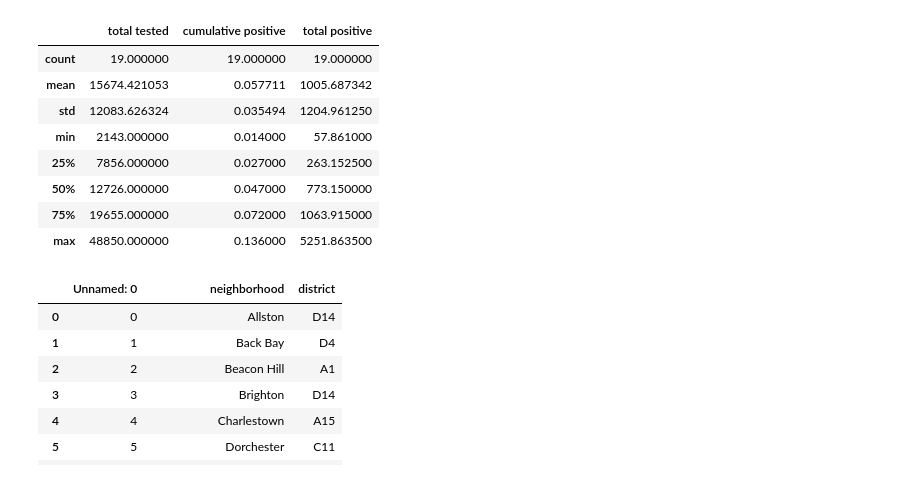
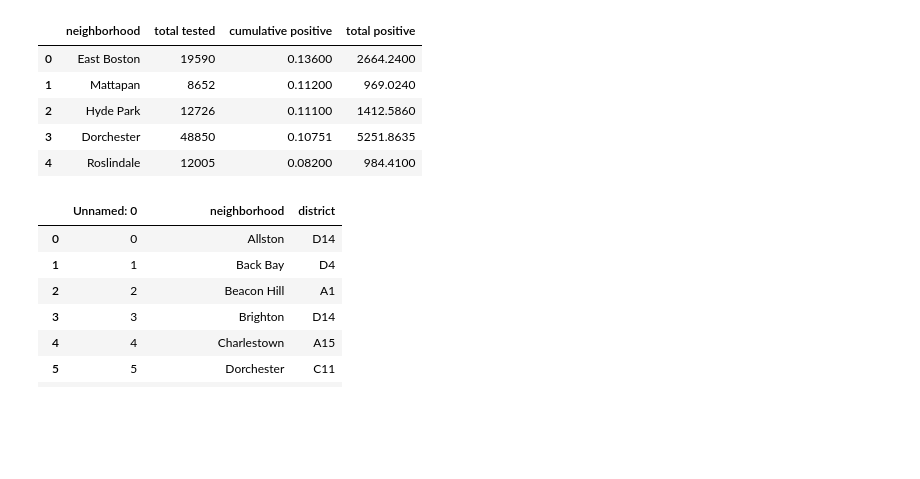
Before and after one commit to YolandaMDavis/cs109a-fall2020, a Jupyter notebook: Boston_Covid_Analysis.ipynb, the cells around one changed output. Saved outputs shown, nothing was run; the diff lists cells and outputs as text; code cells hidden in the pictures; blank space fills up the shorter version.

```diff
--- a/Boston_Covid_Analysis.ipynb
+++ b/Boston_Covid_Analysis.ipynb
@@ -16,19 +16,15 @@ DATA_ROOT = '/content/drive/My Drive/CS109A/Final Project/covid_data/'
 # %%
 boston_covid_neighborhood_df = pd.read_csv(DATA_ROOT + 'boston_neighborhood_covid.csv')
 boston_covid_neighborhood_df["total positive"] = boston_covid_neighborhood_df["total tested"] * boston_covid_neighborhood_df["cumulative positive"]
 boston_covid_neighborhood_df = boston_covid_neighborhood_df.rename(columns={"neigborhood":"neighborhood"})
 boston_covid_neighborhood_df.head()
-boston_covid_neighborhood_df.describe()
 # %% [output]
-|  | total tested | cumulative positive | total positive |
-| count | 19.000000 | 19.000000 | 19.000000 |
-| mean | 15674.421053 | 0.057711 | 1005.687342 |
-| std | 12083.626324 | 0.035494 | 1204.961250 |
-| min | 2143.000000 | 0.014000 | 57.861000 |
-| 25% | 7856.000000 | 0.027000 | 263.152500 |
-| 50% | 12726.000000 | 0.047000 | 773.150000 |
-| 75% | 19655.000000 | 0.072000 | 1063.915000 |
-| max | 48850.000000 | 0.136000 | 5251.863500 |
+|  | neighborhood | total tested | cumulative positive | total positive |
+| 0 | East Boston | 19590 | 0.13600 | 2664.2400 |
+| 1 | Mattapan | 8652 | 0.11200 | 969.0240 |
+| 2 | Hyde Park | 12726 | 0.11100 | 1412.5860 |
+| 3 | Dorchester | 48850 | 0.10751 | 5251.8635 |
+| 4 | Roslindale | 12005 | 0.08200 | 984.4100 |
 # %%
 boston_districts_df = pd.read_excel(DATA_ROOT + 'Boston-Neighborhoods-to-Districts.xlsx')
 boston_districts_df
```
Also changed, not shown: parts of 10 cells of this notebook.
